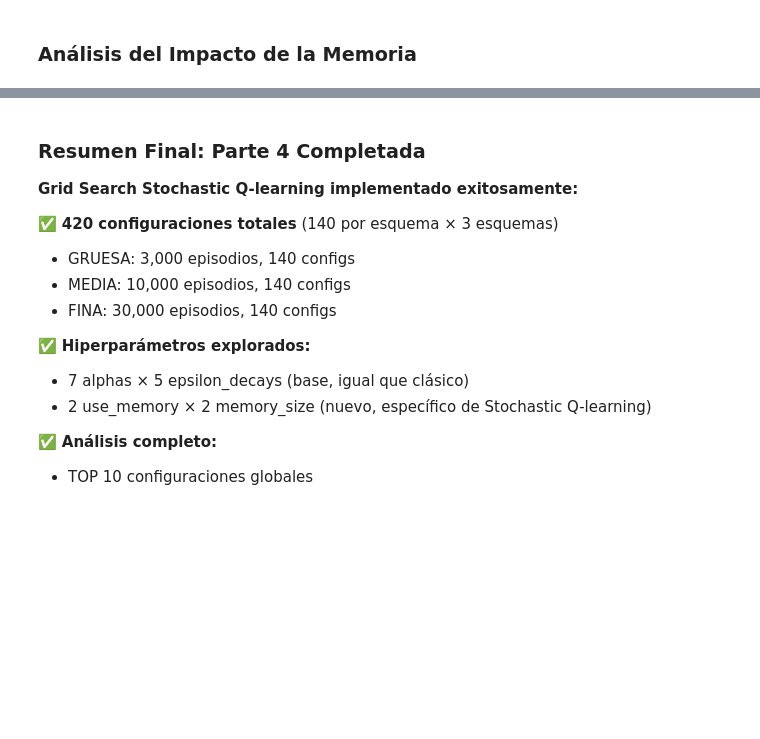
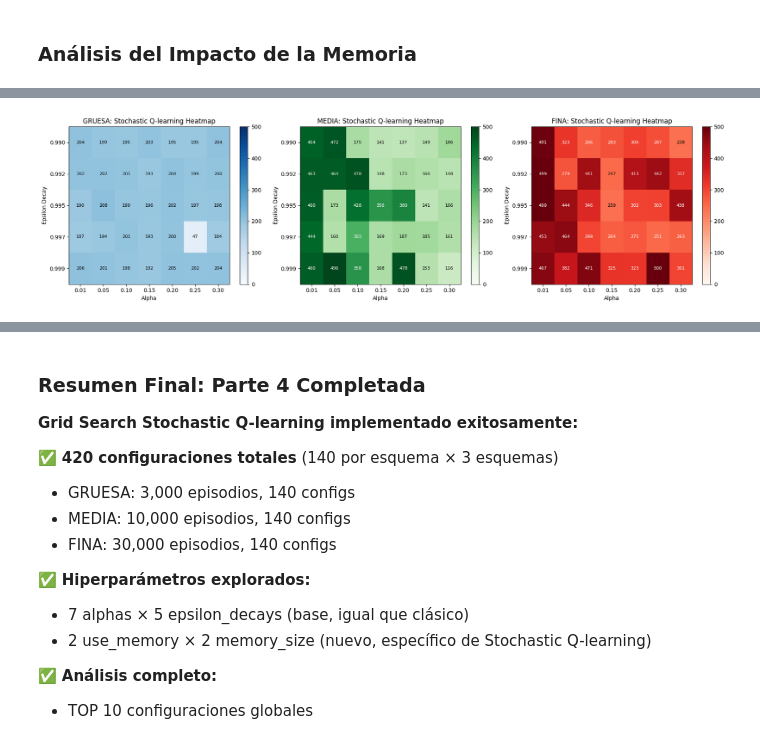
Before and after one commit to JuanPeMiche/Obligatorio-InteligenciaArtificial-292814-286845, a Jupyter notebook: Cartpole/cartpole_env.ipynb, the cells around one changed output, grey strips where cells are left out. Cells and saved outputs as stored; diff of their text form; code cells hidden in the pictures; blank space fills up the shorter version.

Commit message:
stochastic parte 4 emrpolijada

```diff
--- a/Cartpole/cartpole_env.ipynb
+++ b/Cartpole/cartpole_env.ipynb
@@ -1665,3 +1850,23 @@ print("="*120)
 ### Comparación Gráfica: Q-learning Clásico vs Stochastic Q-learning
 
 Comparamos los mejores resultados de cada esquema entre Q-learning clásico (Fase 3) y Stochastic Q-learning (Fase 4).
+# %%
+# Cargar resultados del Grid Search Clásico (Fase 3) para comparación
+import pickle
+import os
+
+classic_file = 'grid_results_final.pkl'
+
+if os.path.exists(classic_file):
+    with open(classic_file, 'rb') as f:
+        grid_results_classic = pickle.load(f)
+
+    df_grid = pd.DataFrame(grid_results_classic)
+
+    print(f"Resultados Grid Search Clasico cargados: {len(grid_results_classic)} configuraciones")
+    print(f"   Esquemas: {df_grid['scheme'].value_counts().to_dict()}")
+    print(f"   Mejor configuracion clasica global: {df_grid['mean_reward'].max():.2f}")
+else:
+    print(f"AVISO: No se encontro {classic_file}")
+    print("   Nota: Esta celda asume que ya ejecutaste el Grid Search de la Fase 3")
+    print("   Si no tienes el archivo, ejecuta primero las celdas de Grid Search clásico")
@@ -1923,0 +2183,60 @@ print("="*120)
+# %%
+import matplotlib.pyplot as plt
+import numpy as np
+
+fig, axes = plt.subplots(1, 3, figsize=(18, 5))
+
+schemes = ['GRUESA', 'MEDIA', 'FINA']
+colors = {'GRUESA': 'Blues', 'MEDIA': 'Greens', 'FINA': 'Reds'}
+
+for idx, scheme_name in enumerate(schemes):
+    scheme_data = df_grid_stoch[df_grid_stoch['scheme'] == scheme_name]
+
+    if len(scheme_data) > 0:
+        alphas = sorted(scheme_data['alpha'].unique())
+        eps_decays = sorted(scheme_data['epsilon_decay'].unique())
+
+        heatmap_data = np.zeros((len(eps_decays), len(alphas)))
+
+        # Para cada combinación de alpha y epsilon_decay, tomar el mejor reward
+        # (considerando todas las combinaciones de use_memory y memory_size)
+        for i, eps_decay in enumerate(eps_decays):
+            for j, alpha in enumerate(alphas):
+                subset = scheme_data[
+                    (scheme_data['alpha'] == alpha) &
+                    (scheme_data['epsilon_decay'] == eps_decay)
+                ]
+                if len(subset) > 0:
+                    heatmap_data[i, j] = subset['mean_reward'].max()
+
+        im = axes[idx].imshow(heatmap_data, cmap=colors[scheme_name], aspect='auto',
+                              vmin=0, vmax=500, interpolation='nearest')
+        axes[idx].set_xticks(range(len(alphas)))
+        axes[idx].set_yticks(range(len(eps_decays)))
+        axes[idx].set_xticklabels([f'{a:.2f}' for a in alphas])
+        axes[idx].set_yticklabels([f'{ed:.3f}' for ed in eps_decays])
+        axes[idx].set_xlabel('Alpha')
+        axes[idx].set_ylabel('Epsilon Decay')
+        axes[idx].set_title(f'{scheme_name}: Stochastic Q-learning Heatmap')
+
+        # Añadir valores en cada celda
+        for i in range(len(eps_decays)):
+            for j in range(len(alphas)):
+                value = heatmap_data[i, j]
+                if value > 0:
+                    text_color = 'white' if value > 250 else 'black'
+                    axes[idx].text(j, i, f'{value:.0f}',
+                                  ha='center', va='center', color=text_color, fontsize=8)
+
+        plt.colorbar(im, ax=axes[idx])
+
+plt.tight_layout()
+plt.show()
+
+print("\nInterpretación de Heatmaps Stochastic Q-learning:")
+print("- Colores más oscuros indican mejores rewards")
+print("- Cada celda muestra el MEJOR reward para esa combinación (alpha, eps_decay)")
+print("- Se consideran todas las configuraciones de memoria (use_memory y memory_size)")
+print("- Comparar con los heatmaps clásicos para identificar diferencias en las zonas óptimas")
+# %% [output]
+[figure, added]
```
Also changed, not shown: parts of 10 cells of this notebook.
